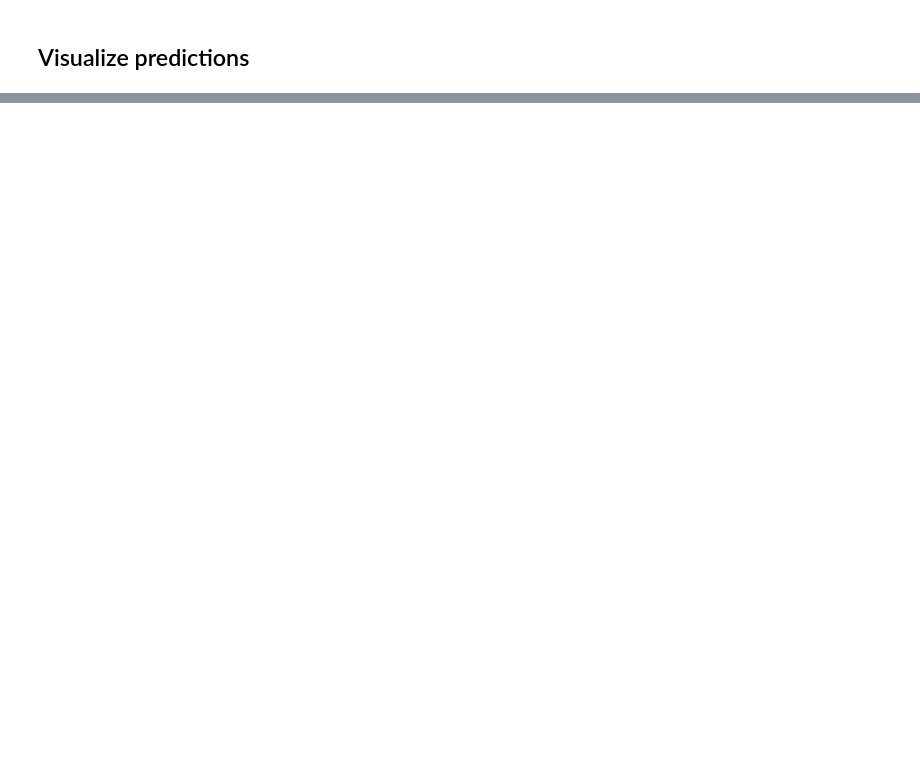
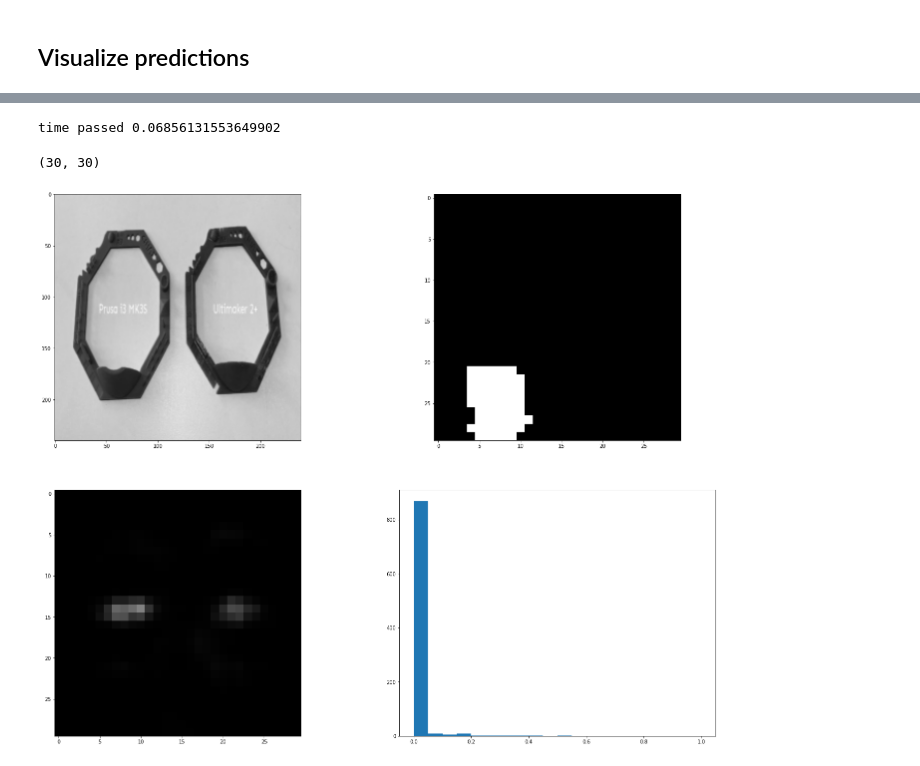
Before and after one commit to kanstancin/classifiers, a Jupyter notebook: segment.ipynb, the cells around one changed output, grey strips where cells are left out. Saved outputs shown, nothing was run; the diff lists cells and outputs as text; code cells hidden in the pictures; blank space fills up the shorter version.

```diff
--- a/segment.ipynb
+++ b/segment.ipynb
@@ -468,0 +578,12 @@ ax[2].imshow(mask_pred.reshape(mask_pred.shape[:2]), cmap="gray")
+# %%
+# custom loss check
+val_gen = OxfordPets(batch_size, img_size, target_size, val_input_img_paths[:32], val_target_img_paths[:32])
+eval_res = model.evaluate(val_gen, batch_size=batch_size)
+val_preds = model.predict(val_gen)
+losses = []
+for i, target_path in enumerate(val_target_img_paths[:32]):
+    mask_val_gt = load_img_cv(target_path, target_size=target_size, is_mask=True)
+    mask_val_pred = val_preds[i]
+    sum_ = np.sum([np.sum(np.log(mask_val_pred[mask_val_gt == label, label])) for label in [0, 1]])
+    losses.append(sum_ / np.product(target_size))
+print(f"tf eval loss: {eval_res}, manual calc loss {np.mean(losses)}")
@@ -468,0 +593,37 @@ ax[2].imshow(mask_pred.reshape(mask_pred.shape[:2]), cmap="gray")
+# %%
+# time check - cv2 is faster than tf load_img()
+from time import time
+start = time()
+for i in range(10):
+#     img1 = load_img_cv(val_input_img_paths[0], target_size=img_size)
+    img2 = load_img(val_input_img_paths[0], target_size=img_size,
+                        interpolation='bilinear')
+end = time()
+print('time passed', end - start)
+# %% [output]
+time passed 0.06856131553649902
+# %%
+# test run
+test_input_img_paths = df_test.filename.to_list()
+# val_target_img_paths = df_test.mask_.astype(str).to_list()
+
+# Instantiate data Sequences for each split
+test_gen = OxfordPets(batch_size, img_size, target_size, test_input_img_paths, val_target_img_paths[:152])
+test_preds = model.predict(test_gen)
+# %%
+# Display results for validation image
+i += 1
+
+img = load_img_cv(test_input_img_paths[i], img_size, is_mask=False)
+mask = load_img_cv(val_target_img_paths[i], target_size, is_mask=True)
+fig, ax = plt.subplots(2,2,figsize=(25,20))
+ax[0, 0].imshow(img, cmap="gray")
+ax[0, 1].imshow(mask, cmap="gray")
+
+mask_pred = get_mask(i, test_preds, scale=True)
+print(mask_pred.shape)
+ax[1, 0].imshow(mask_pred.reshape(mask_pred.shape[:2]), cmap="gray", vmin=0, vmax=1.0)
+ax[1, 1].hist(mask_pred.reshape(-1), bins=20, range=[0, 1]);
+# %% [output]
+(30, 30)
+[figure, added]
```
Also changed, not shown: parts of 16 cells of this notebook, 1 other file.
